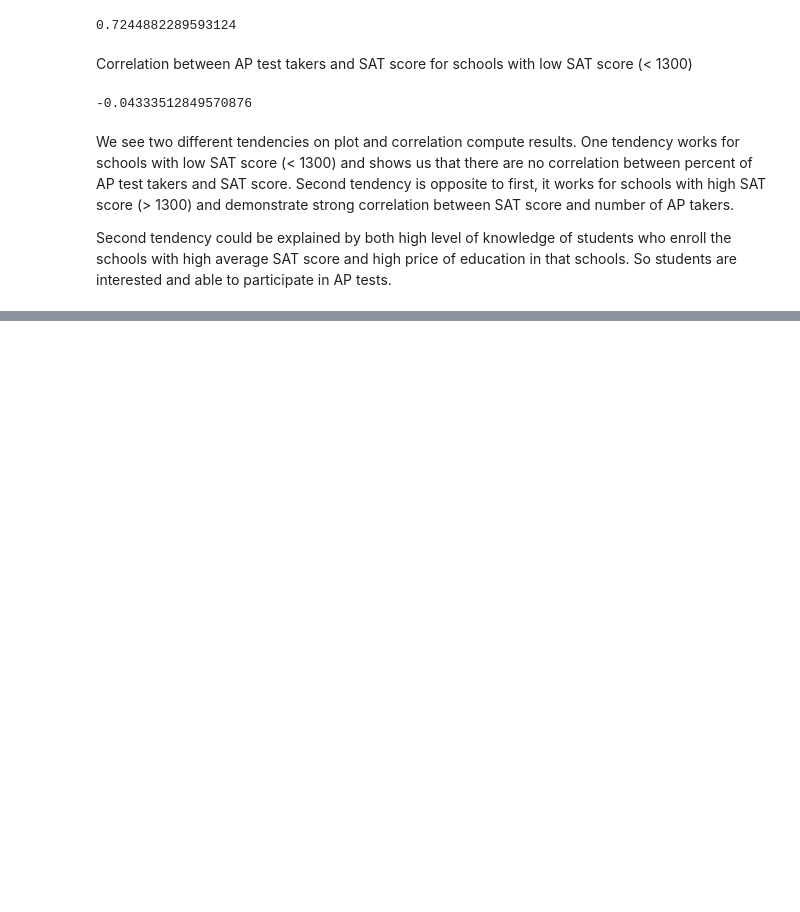
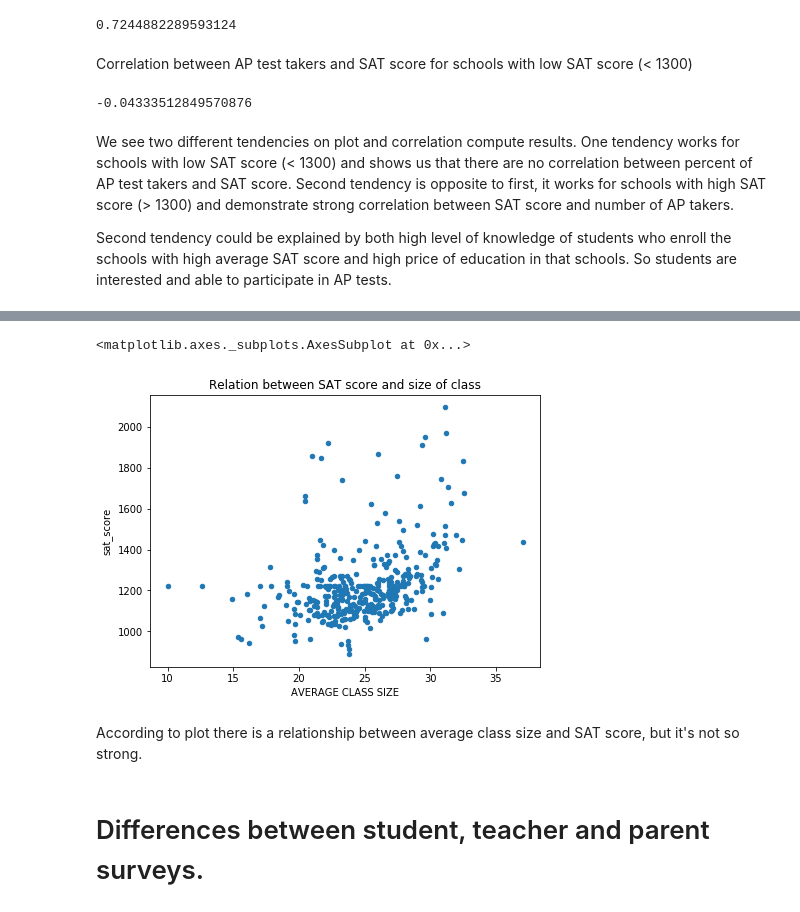
Before and after one commit to beatwad/scholastic_aptitude_test, a Jupyter notebook: Schools.ipynb, the cells around one changed output, grey strips where cells are left out. Cells and saved outputs as stored; diff of their text form; code cells hidden in the pictures; blank space fills up the shorter version.

```diff
--- a/Schools.ipynb
+++ b/Schools.ipynb
@@ -388,0 +398,9 @@ Second tendency could be explained by both high level of knowledge of students w
+# %%
+combined.plot(x='AVERAGE CLASS SIZE', y='sat_score', kind='scatter', figsize=(7, 5), title='Relation between SAT score and size of class')
+# %% [output]
+<matplotlib.axes._subplots.AxesSubplot at 0x...>
+[figure, added]
+# %% [markdown]
+According to plot there is a relationship between average class size and SAT score, but it's not so strong.
+# %% [markdown]
+# Differences between student, teacher and parent surveys.
```
Also changed, not shown: parts of 30 cells of this notebook.
